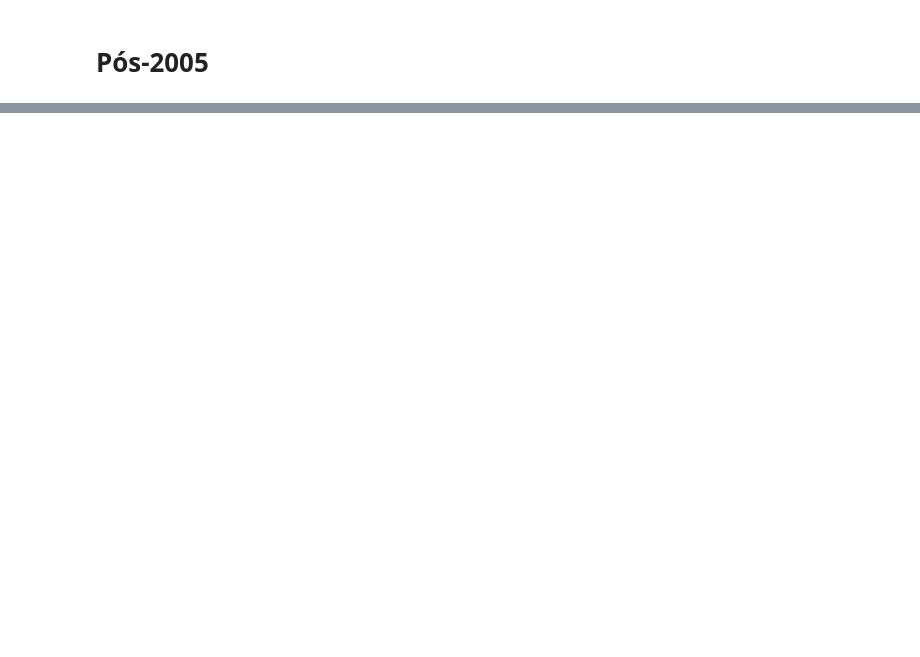
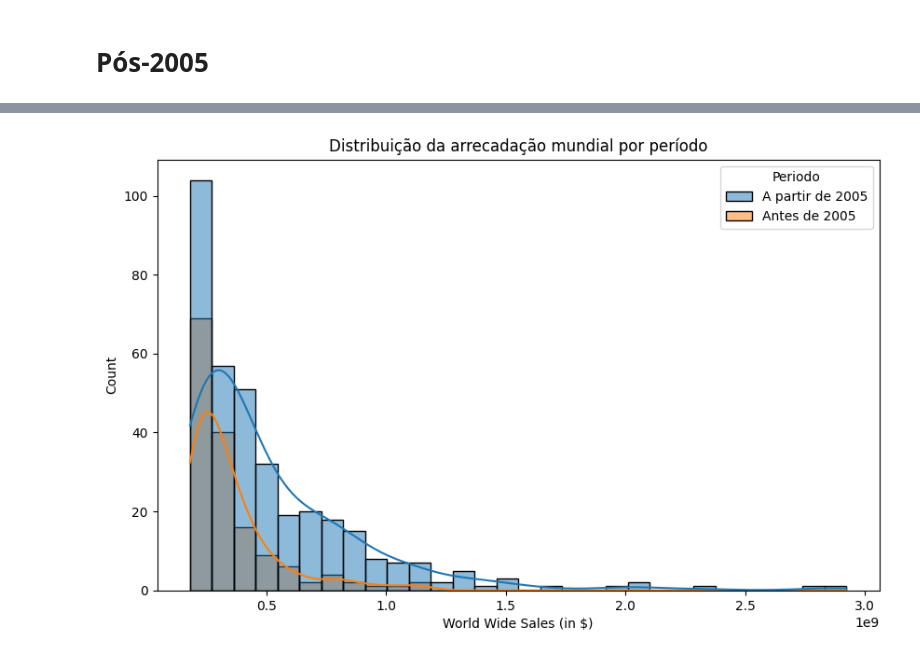
Before and after one commit to gabrielaniceto1/TrabalhoEstatistica, a Jupyter notebook: pergunta1.ipynb, the cells around one changed output, grey strips where cells are left out. Saved outputs shown, nothing was run; the diff lists cells and outputs as text; code cells hidden in the pictures; blank space fills up the shorter version.

```diff
--- a/pergunta1.ipynb
+++ b/pergunta1.ipynb
@@ -264,0 +345,7 @@ Desvio padrão: 0.19375366285669351
+# %%
+plt.figure(figsize=(10,6))
+sns.histplot(data=df_action, x="World Wide Sales (in $)", hue="Periodo", kde=True, bins=30)
+plt.title("Distribuição da arrecadação mundial por período")
+plt.show()
+# %% [output]
+[figure, added]
```
Also changed, not shown: parts of 15 cells of this notebook.
